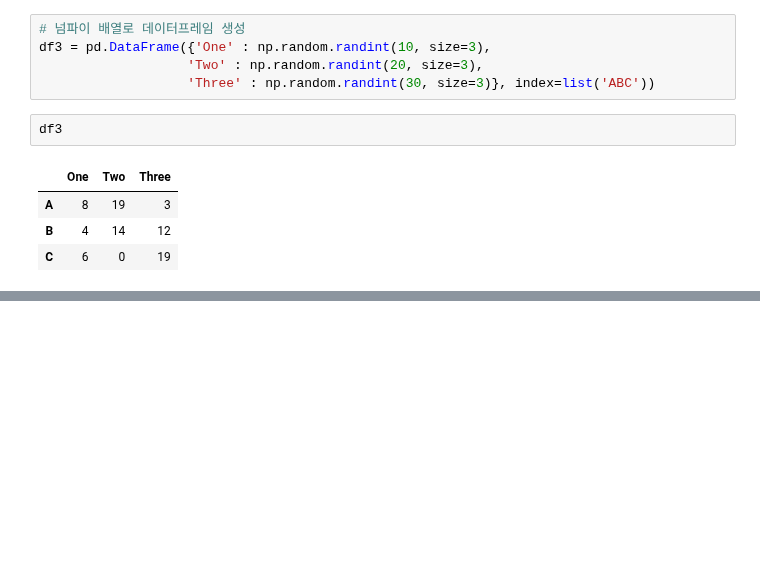
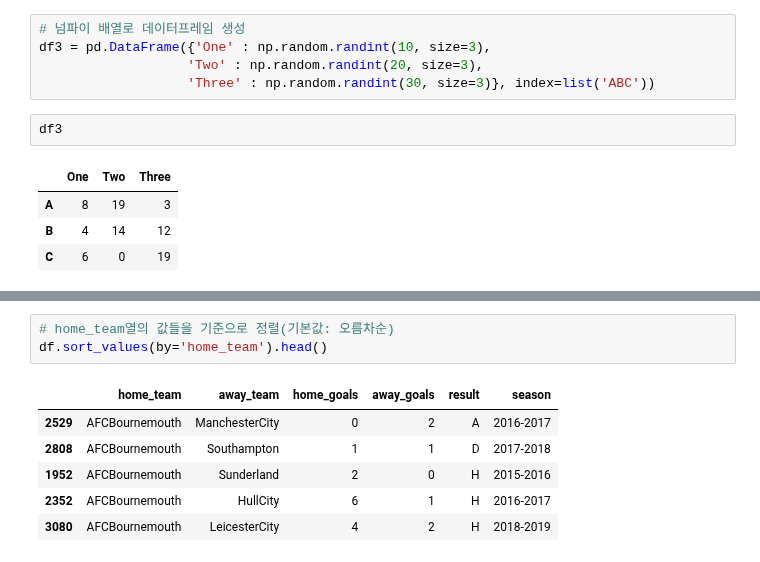
Before and after one commit to galaxy1014/ML_module_summary, a Jupyter notebook: Pandas/Chapter0_Summary/Chapter0.ipynb, the cells around one changed output, grey strips where cells are left out. Drawn from its saved outputs; the diff is of its cells as text; blank space fills up the shorter version.

```diff
--- a/Pandas/Chapter0_Summary/Chapter0.ipynb
+++ b/Pandas/Chapter0_Summary/Chapter0.ipynb
@@ -72,0 +248,10 @@ df3
+# %%
+# home_team열의 값들을 기준으로 정렬(기본값: 오름차순)
+df.sort_values(by='home_team').head()
+# %% [output]
+|  | home_team | away_team | home_goals | away_goals | result | season |
+| 2529 | AFCBournemouth | ManchesterCity | 0 | 2 | A | 2016-2017 |
+| 2808 | AFCBournemouth | Southampton | 1 | 1 | D | 2017-2018 |
+| 1952 | AFCBournemouth | Sunderland | 2 | 0 | H | 2015-2016 |
+| 2352 | AFCBournemouth | HullCity | 6 | 1 | H | 2016-2017 |
+| 3080 | AFCBournemouth | LeicesterCity | 4 | 2 | H | 2018-2019 |
```
Also changed, not shown: parts of 23 cells of this notebook.
